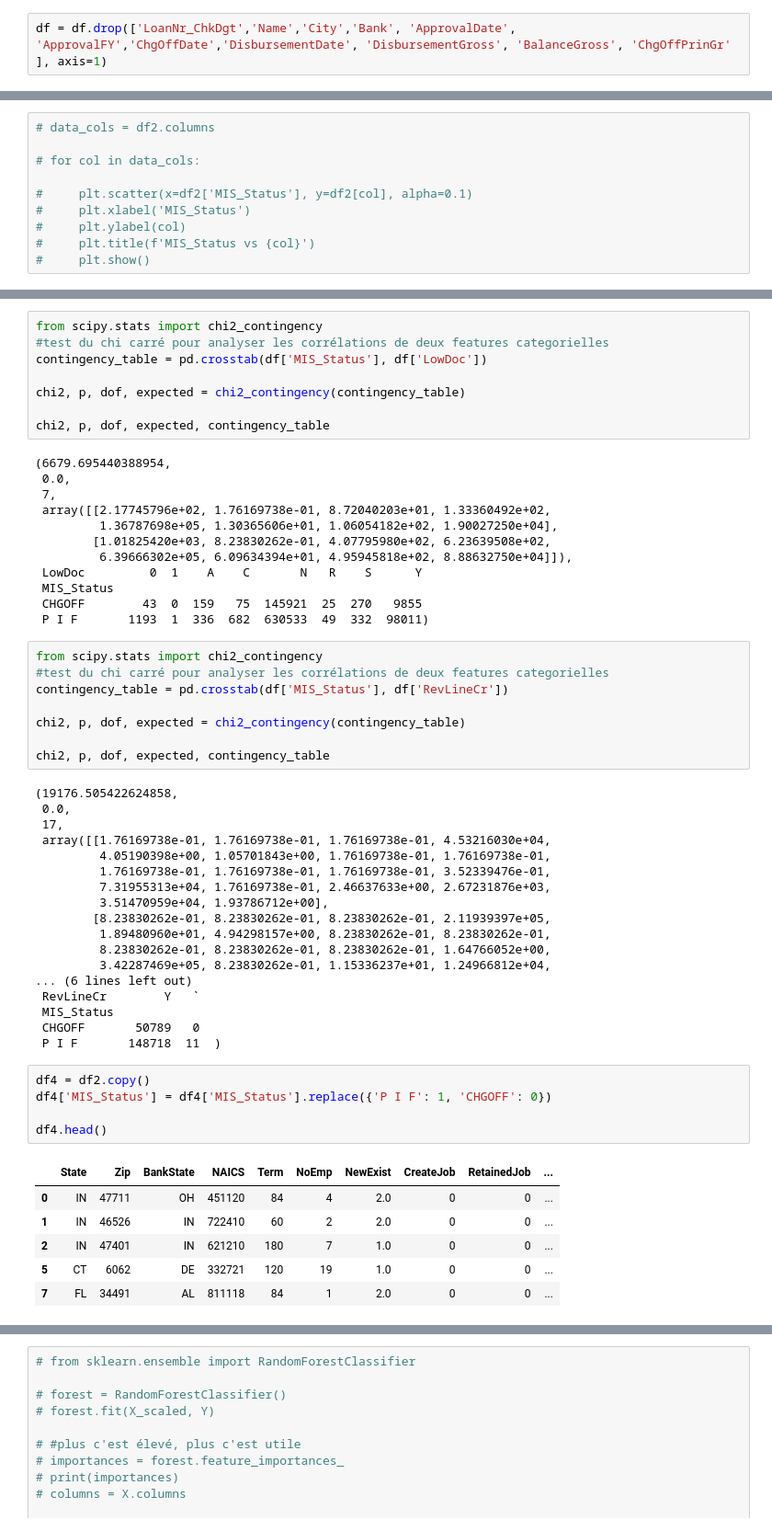
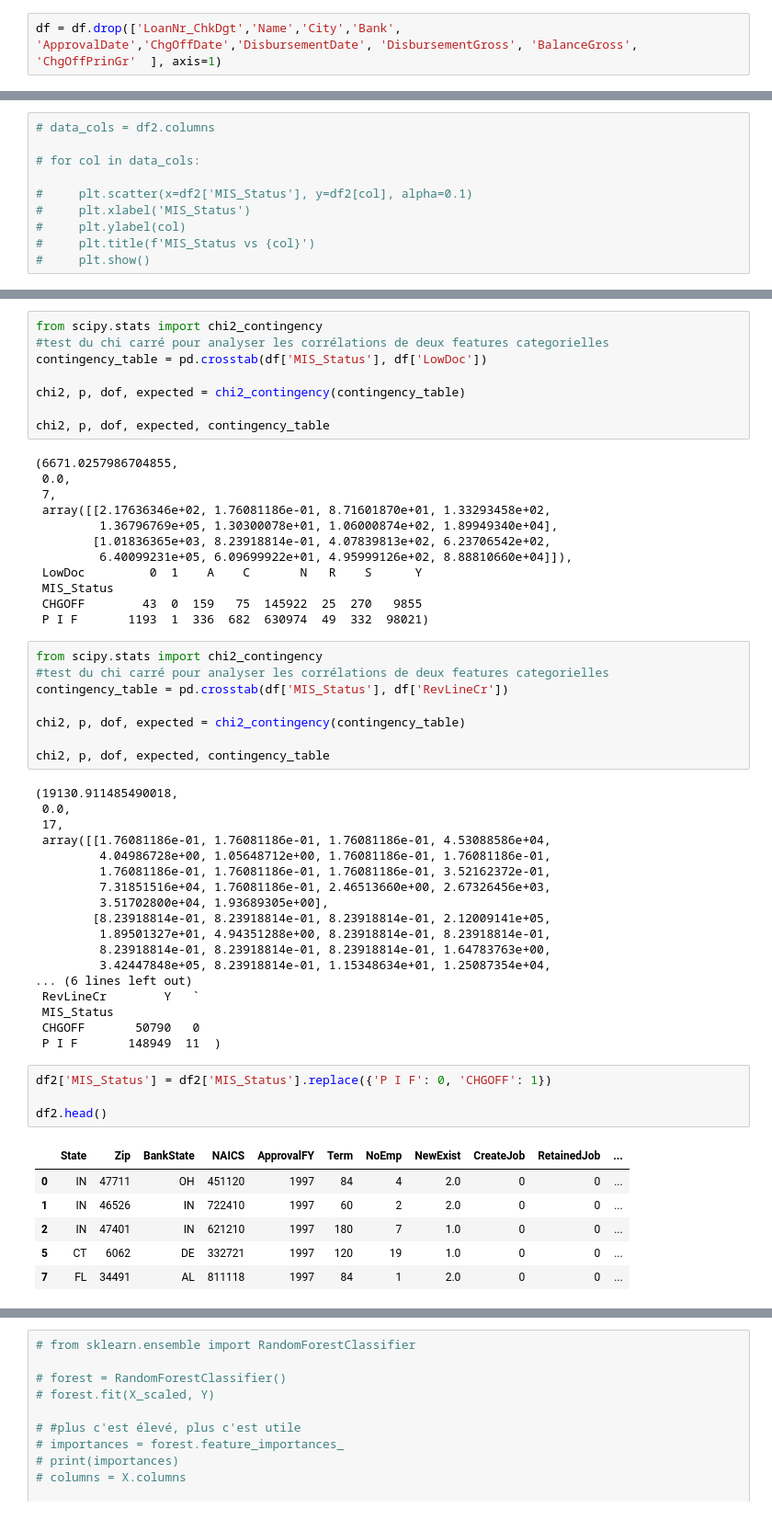
Before and after one commit to Memory77/brief_classif_sba, a Jupyter notebook: nettoyage_deb.ipynb, the cells around one changed output, grey strips where cells are left out. Shown at 92% size. Drawn from its saved outputs; the diff is of its cells as text.

```diff
--- a/nettoyage_deb.ipynb
+++ b/nettoyage_deb.ipynb
@@ -49,7 +49,7 @@ Index(['LoanNr_ChkDgt', 'Name', 'City', 'State', 'Zip', 'Bank', 'BankState',
        'BalanceGross', 'MIS_Status', 'ChgOffPrinGr', 'GrAppv', 'SBA_Appv'],
       dtype='object')
 # %%
-df = df.drop(['LoanNr_ChkDgt','Name','City','Bank', 'ApprovalDate', 'ApprovalFY','ChgOffDate','DisbursementDate', 'DisbursementGross', 'BalanceGross', 'ChgOffPrinGr' 	], axis=1)
+df = df.drop(['LoanNr_ChkDgt','Name','City','Bank', 'ApprovalDate','ChgOffDate','DisbursementDate', 'DisbursementGross', 'BalanceGross', 'ChgOffPrinGr' 	], axis=1)
 # %%
 df.columns
 # %% [output]
@@ -415,17 +418,17 @@ chi2, p, dof, expected = chi2_contingency(contingency_table)
 
 chi2, p, dof, expected, contingency_table
 # %% [output]
-(6679.695440388954,
+(6671.0257986704855,
  0.0,
  7,
- array([[2.17745796e+02, 1.76169738e-01, 8.72040203e+01, 1.33360492e+02,
-         1.36787698e+05, 1.30365606e+01, 1.06054182e+02, 1.90027250e+04],
-        [1.01825420e+03, 8.23830262e-01, 4.07795980e+02, 6.23639508e+02,
-         6.39666302e+05, 6.09634394e+01, 4.95945818e+02, 8.88632750e+04]]),
+ array([[2.17636346e+02, 1.76081186e-01, 8.71601870e+01, 1.33293458e+02,
+         1.36796769e+05, 1.30300078e+01, 1.06000874e+02, 1.89949340e+04],
+        [1.01836365e+03, 8.23918814e-01, 4.07839813e+02, 6.23706542e+02,
+         6.40099231e+05, 6.09699922e+01, 4.95999126e+02, 8.88810660e+04]]),
  LowDoc         0  1    A    C       N   R    S      Y
  MIS_Status
- CHGOFF        43  0  159   75  145921  25  270   9855
- P I F       1193  1  336  682  630533  49  332  98011)
+ CHGOFF        43  0  159   75  145922  25  270   9855
+ P I F       1193  1  336  682  630974  49  332  98021)
 # %%
 from scipy.stats import chi2_contingency
 #test du chi carré pour analyser les corrélations de deux features categorielles
@@ -435,34 +438,33 @@ chi2, p, dof, expected = chi2_contingency(contingency_table)
 
 chi2, p, dof, expected, contingency_table
 # %% [output]
-(19176.505422624858,
+(19130.911485490018,
  0.0,
  17,
- array([[1.76169738e-01, 1.76169738e-01, 1.76169738e-01, 4.53216030e+04,
-         4.05190398e+00, 1.05701843e+00, 1.76169738e-01, 1.76169738e-01,
-         1.76169738e-01, 1.76169738e-01, 1.76169738e-01, 3.52339476e-01,
-         7.31955313e+04, 1.76169738e-01, 2.46637633e+00, 2.67231876e+03,
-         3.51470959e+04, 1.93786712e+00],
-        [8.23830262e-01, 8.23830262e-01, 8.23830262e-01, 2.11939397e+05,
-         1.89480960e+01, 4.94298157e+00, 8.23830262e-01, 8.23830262e-01,
-         8.23830262e-01, 8.23830262e-01, 8.23830262e-01, 1.64766052e+00,
-         3.42287469e+05, 8.23830262e-01, 1.15336237e+01, 1.24966812e+04,
+ array([[1.76081186e-01, 1.76081186e-01, 1.76081186e-01, 4.53088586e+04,
+         4.04986728e+00, 1.05648712e+00, 1.76081186e-01, 1.76081186e-01,
+         1.76081186e-01, 1.76081186e-01, 1.76081186e-01, 3.52162372e-01,
+         7.31851516e+04, 1.76081186e-01, 2.46513660e+00, 2.67326456e+03,
+         3.51702800e+04, 1.93689305e+00],
+        [8.23918814e-01, 8.23918814e-01, 8.23918814e-01, 2.12009141e+05,
+         1.89501327e+01, 4.94351288e+00, 8.23918814e-01, 8.23918814e-01,
+         8.23918814e-01, 8.23918814e-01, 8.23918814e-01, 1.64783763e+00,
+         3.42447848e+05, 8.23918814e-01, 1.15348634e+01, 1.25087354e+04,
 ... (6 lines left out)
  RevLineCr        Y   `
  MIS_Status
- CHGOFF       50789   0
- P I F       148718  11  )
+ CHGOFF       50790   0
+ P I F       148949  11  )
 # %%
-df4 = df2.copy()
-df4['MIS_Status'] = df4['MIS_Status'].replace({'P I F': 1, 'CHGOFF': 0})
+df2['MIS_Status'] = df2['MIS_Status'].replace({'P I F': 0, 'CHGOFF': 1})
 
-df4.head()
+df2.head()
 # %% [output]
-|  | State | Zip | BankState | NAICS | Term | NoEmp | NewExist | CreateJob | RetainedJob | ... |
-| 0 | IN | 47711 | OH | 451120 | 84 | 4 | 2.0 | 0 | 0 | ... |
-| 1 | IN | 46526 | IN | 722410 | 60 | 2 | 2.0 | 0 | 0 | ... |
-| 2 | IN | 47401 | IN | 621210 | 180 | 7 | 1.0 | 0 | 0 | ... |
-| 5 | CT | 6062 | DE | 332721 | 120 | 19 | 1.0 | 0 | 0 | ... |
-| 7 | FL | 34491 | AL | 811118 | 84 | 1 | 2.0 | 0 | 0 | ... |
+|  | State | Zip | BankState | NAICS | ApprovalFY | Term | NoEmp | NewExist | CreateJob | RetainedJob | ... |
+| 0 | IN | 47711 | OH | 451120 | 1997 | 84 | 4 | 2.0 | 0 | 0 | ... |
+| 1 | IN | 46526 | IN | 722410 | 1997 | 60 | 2 | 2.0 | 0 | 0 | ... |
+| 2 | IN | 47401 | IN | 621210 | 1997 | 180 | 7 | 1.0 | 0 | 0 | ... |
+| 5 | CT | 6062 | DE | 332721 | 1997 | 120 | 19 | 1.0 | 0 | 0 | ... |
+| 7 | FL | 34491 | AL | 811118 | 1997 | 84 | 1 | 2.0 | 0 | 0 | ... |
 # %%
 
```
Also changed, not shown: parts of 39 cells of this notebook, 5 other files.
